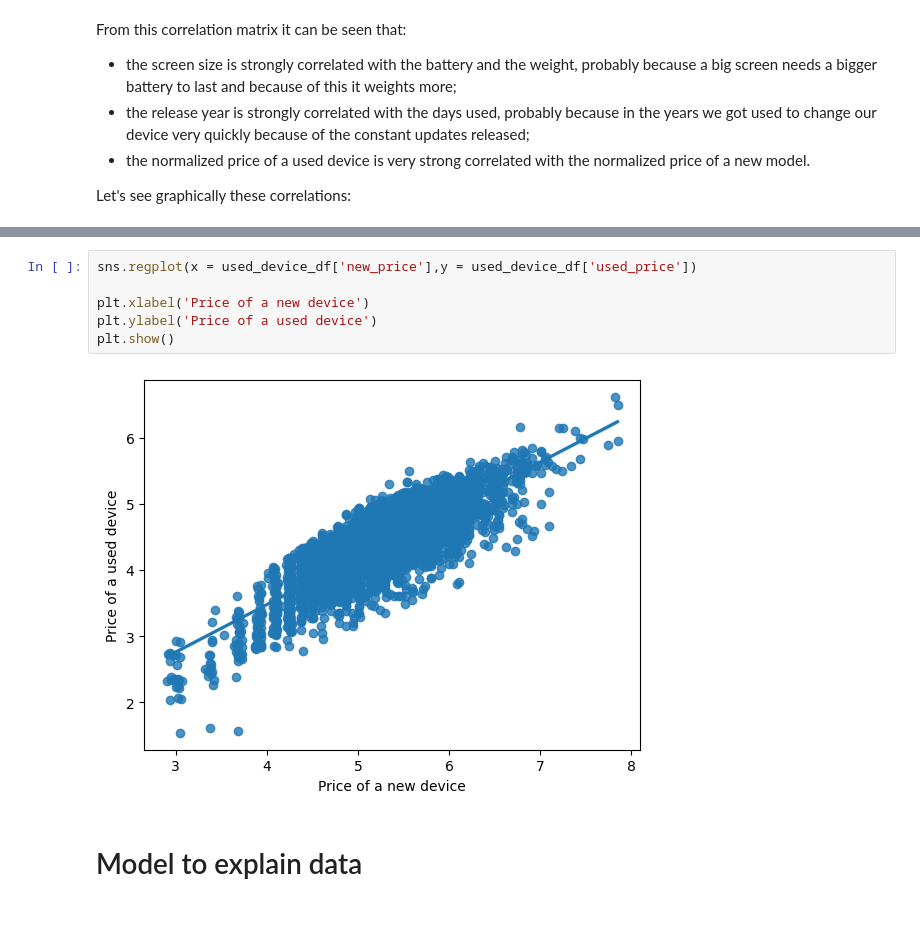
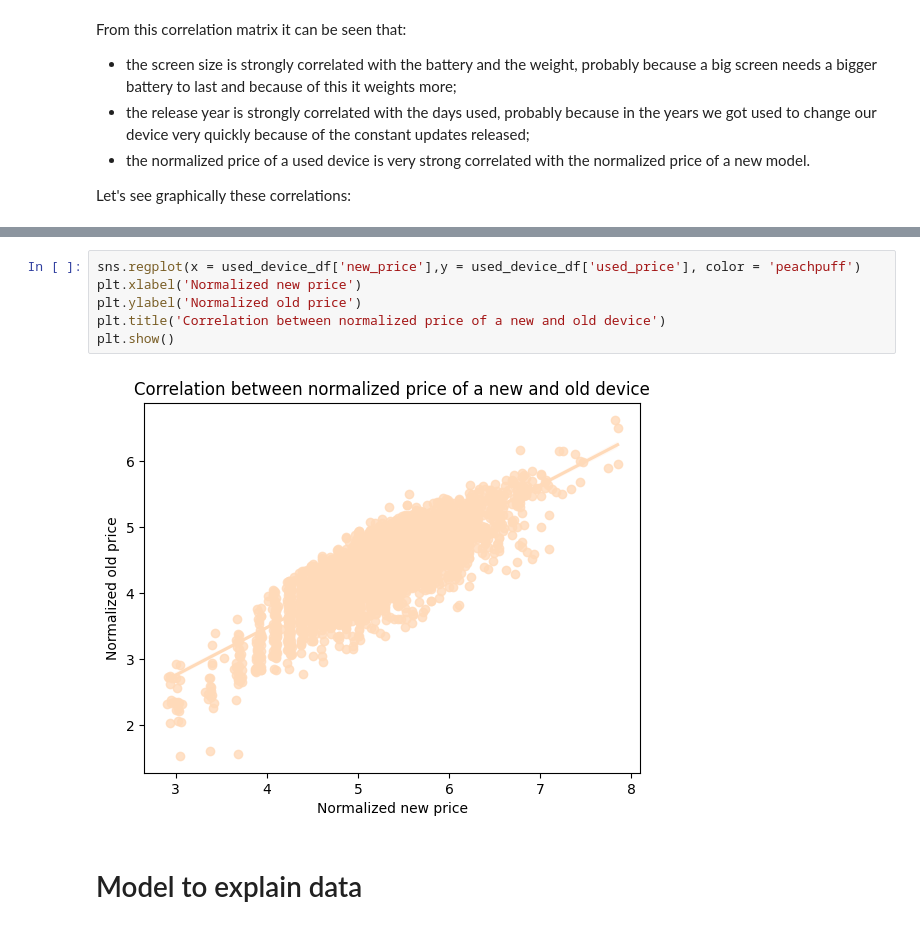
Before and after one commit to annalisadettorii/Project, a Jupyter notebook: project_notebook.ipynb, the cells around one changed output, grey strips where cells are left out. Drawn from its saved outputs; the diff is of its cells as text.

```diff
--- a/project_notebook.ipynb
+++ b/project_notebook.ipynb
@@ -526,11 +532,11 @@ plt.show()
 # %%
-sns.regplot(x = used_device_df['new_price'],y = used_device_df['used_price'])
-
-plt.xlabel('Price of a new device')
-plt.ylabel('Price of a used device')
+sns.regplot(x = used_device_df['new_price'],y = used_device_df['used_price'], color = 'peachpuff')
+plt.xlabel('Normalized new price')
+plt.ylabel('Normalized old price')
+plt.title('Correlation between normalized price of a new and old device')
 plt.show()
 # %% [output]
-[figure, old version]
+[figure, new version]
 # %% [markdown]
 # Model to explain data
 # %% [markdown]
```
Also changed, not shown: parts of 19 cells of this notebook, 1 other file.
